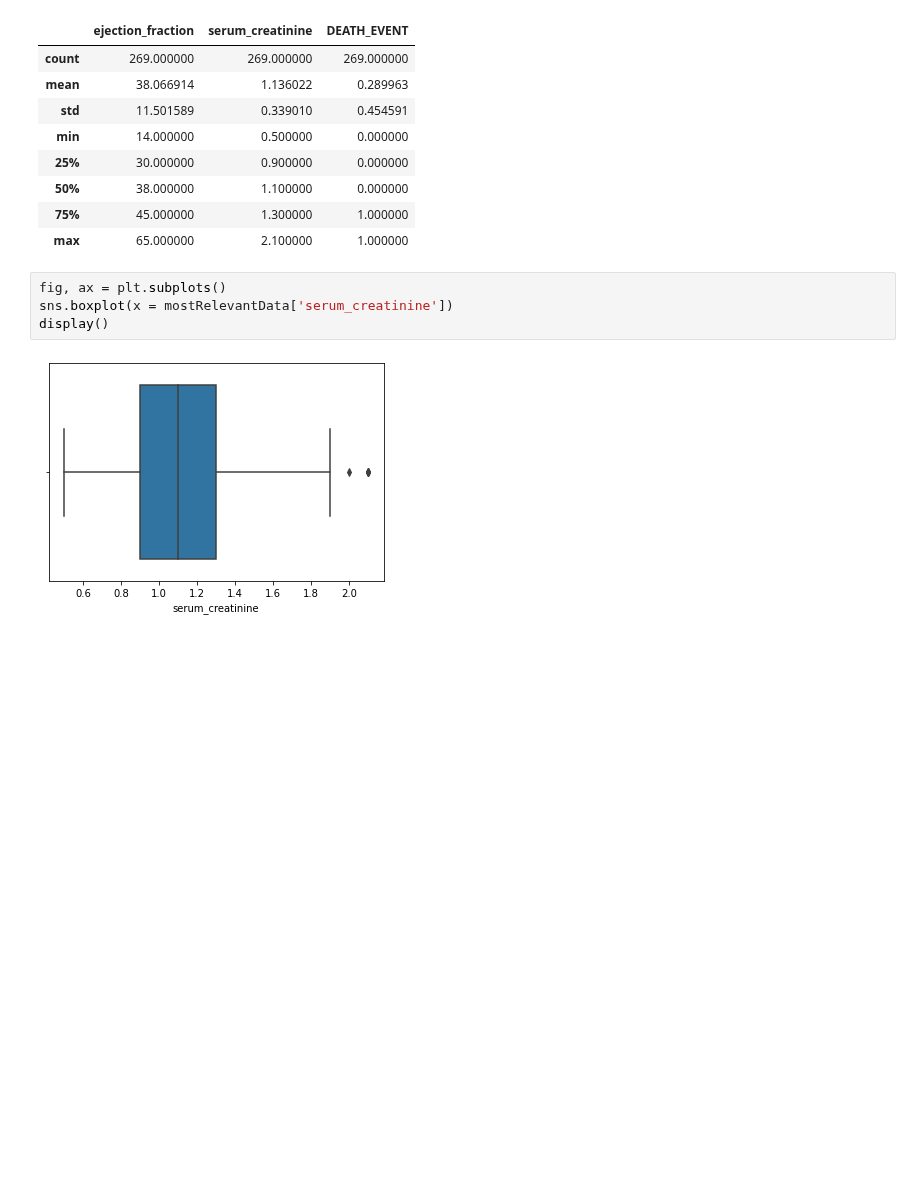
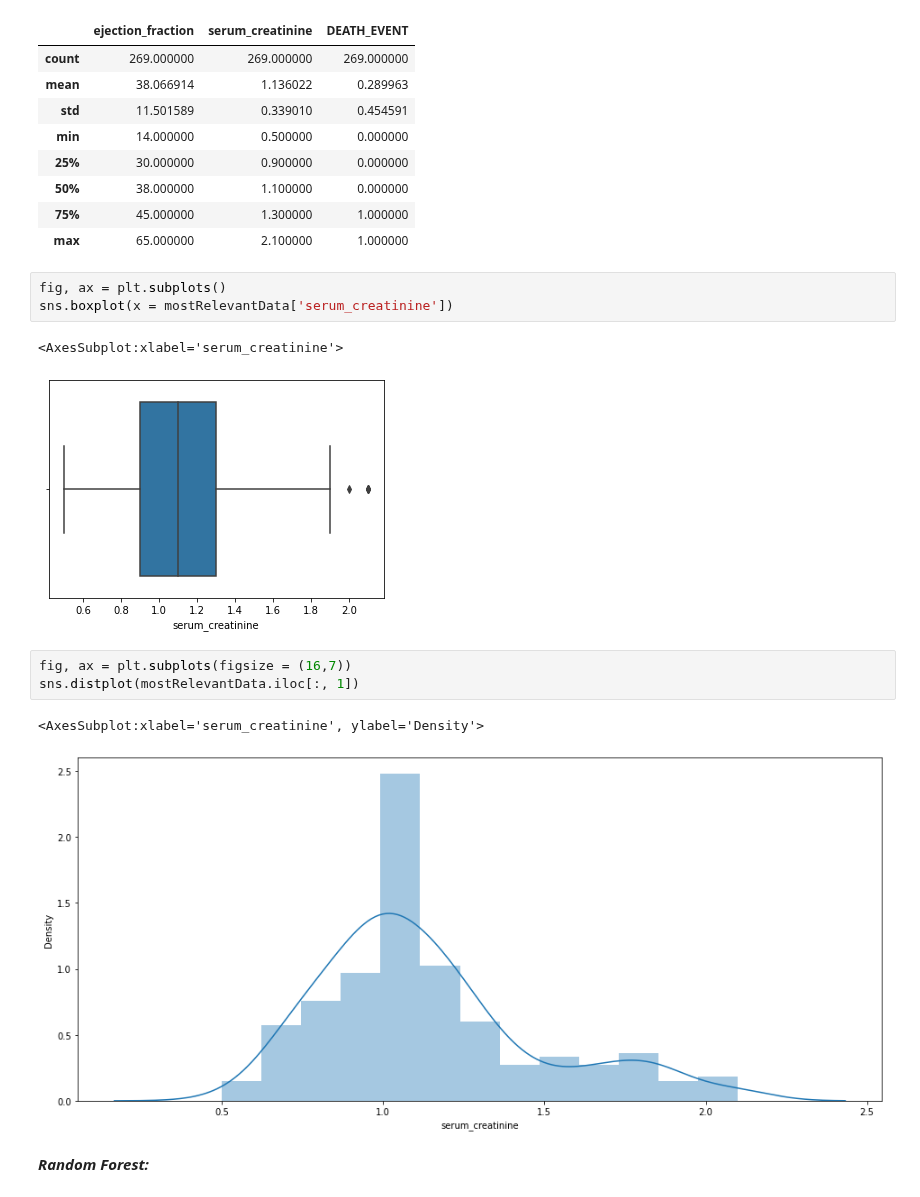
Before and after one commit to Fedenov/Aprendizaje_Automatico_Tarea3, a Jupyter notebook: Tarea3.ipynb, the cells around one changed output. Drawn from its saved outputs; the diff is of its cells as text; blank space fills up the shorter version.

```diff
--- a/Tarea3.ipynb
+++ b/Tarea3.ipynb
@@ -177,6 +209,14 @@ mostRelevantData.describe()
 # %%
 fig, ax = plt.subplots()
 sns.boxplot(x = mostRelevantData['serum_creatinine'])
-display()
 # %% [output]
+<AxesSubplot:xlabel='serum_creatinine'>
 [figure]
+# %%
+fig, ax = plt.subplots(figsize = (16,7))
+sns.distplot(mostRelevantData.iloc[:, 1])
+# %% [output]
+<AxesSubplot:xlabel='serum_creatinine', ylabel='Density'>
+[figure, added]
+# %% [markdown]
+***Random Forest:***
```
Also changed, not shown: parts of 9 cells of this notebook.
